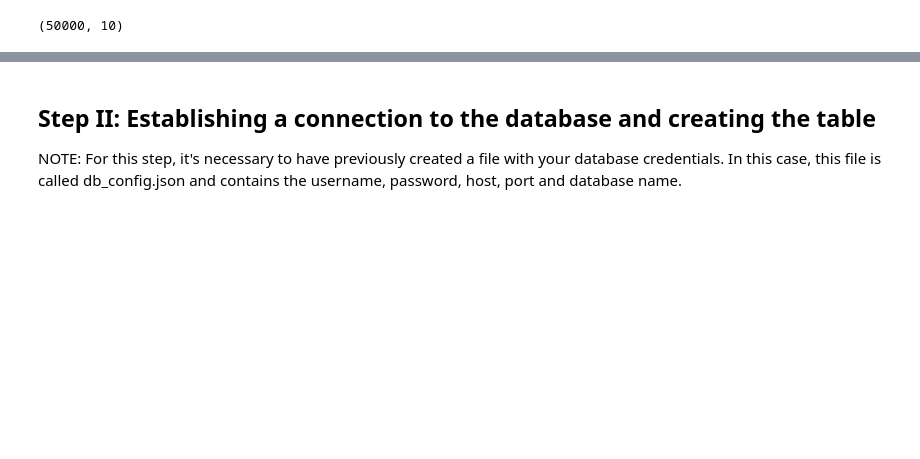
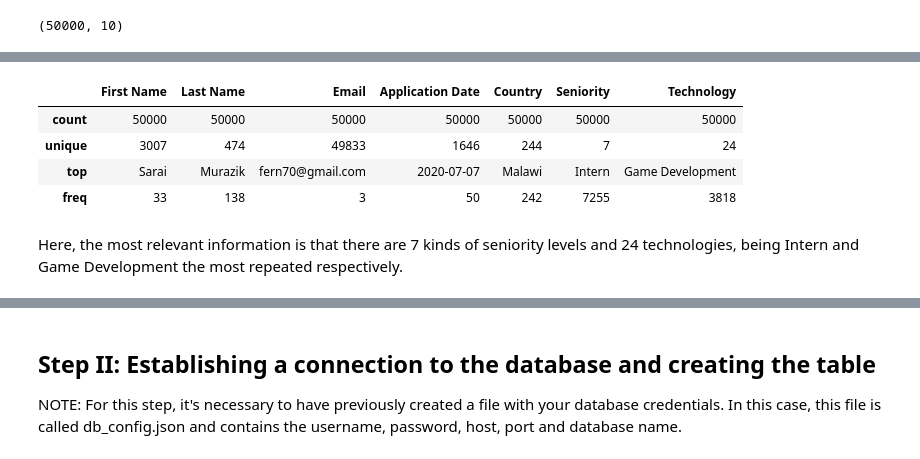
Before and after one commit to YOANGELICA/python_data_engineer_challenge, a Jupyter notebook: script.ipynb, the cells around one changed output, grey strips where cells are left out. Cells and saved outputs as stored; diff of their text form; code cells hidden in the pictures; blank space fills up the shorter version.

```diff
--- a/script.ipynb
+++ b/script.ipynb
@@ -31,0 +77,12 @@ data.head()
+# %%
+num_cols = data.select_dtypes(include=['object'])
+num_desc = num_cols.describe()
+num_desc
+# %% [output]
+|  | First Name | Last Name | Email | Application Date | Country | Seniority | Technology |
+| count | 50000 | 50000 | 50000 | 50000 | 50000 | 50000 | 50000 |
+| unique | 3007 | 474 | 49833 | 1646 | 244 | 7 | 24 |
+| top | Sarai | Murazik | fern70@gmail.com | 2020-07-07 | Malawi | Intern | Game Development |
+| freq | 33 | 138 | 3 | 50 | 242 | 7255 | 3818 |
+# %% [markdown]
+Here, the most relevant information is that there are 7 kinds of seniority levels and 24 technologies, being Intern and Game Development the most repeated respectively.
```
Also changed, not shown: parts of 13 cells of this notebook.
